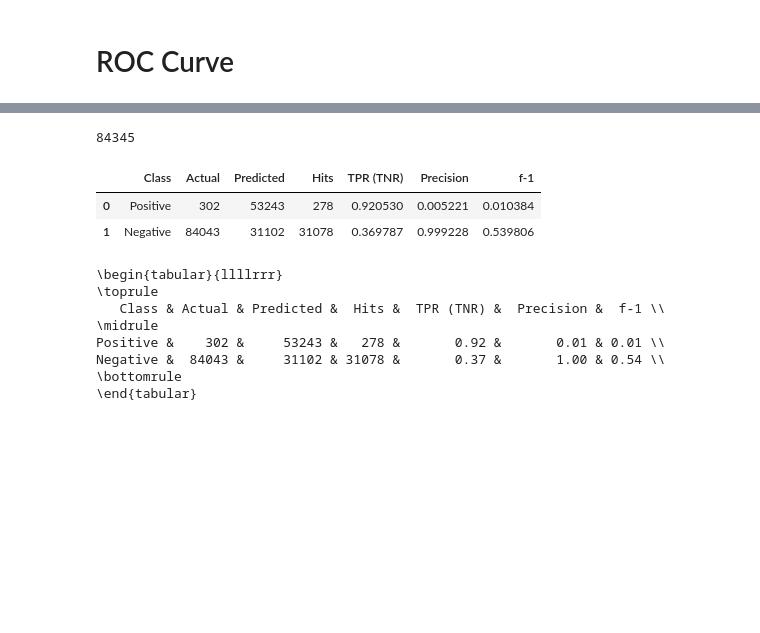
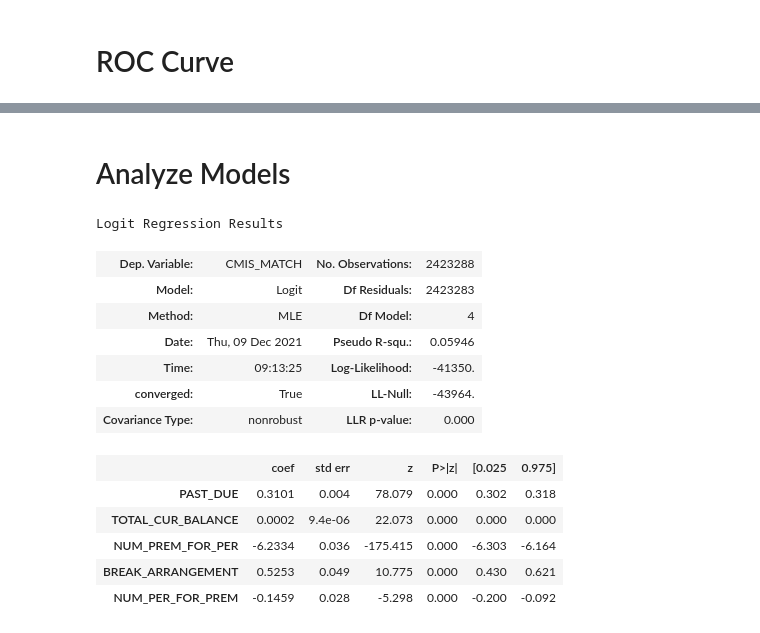
Before and after one commit to middlec000/SPA_predict_homelessness, a Jupyter notebook: Code/4_ROC_Curve.ipynb, the cells around one changed output, grey strips where cells are left out. Cells and saved outputs as stored; diff of their text form; code cells hidden in the pictures; blank space fills up the shorter version.

```diff
--- a/Code/4_ROC_Curve.ipynb
+++ b/Code/4_ROC_Curve.ipynb
@@ -142,55 +108,21 @@ get_points([.63], fpr=fpr, tpr=tpr)
-# %%
-len(log_predictions)
-# %% [output]
-84345
-# %%
-num_pos = log_predictions['CMIS_MATCH'].sum()
-num_neg = len(log_predictions) - num_pos
-
-def rates_to_predicted_hits(tpr, fpr, p, n):
-    total = p + n
-    tp = int(round(tpr * p, 0))
-    fp = int(round(fpr * n, 0))
-    p_predicted = tp + fp
-
-    n_predicted = total - tp - fp
-    fn = p - tp
-    tn = n_predicted - fn
-    tnr = tn / n
-
-    p_precision = tp / (tp + fp)
-    n_precision = tn / (tn + fn)
-
-    p_f1 = 2 * p_precision * tpr / (p_precision + tpr)
-    n_f1 = 2 * n_precision * tnr / (n_precision + tnr)
-
-    columns = ['Class', 'Actual', 'Predicted', 'Hits', 'TPR (TNR)', 'Precision', 'f-1']
-    output = pd.DataFrame(columns=columns)
-
-    output = output.append(
-        pd.Series(data=dict(zip(columns, ['Positive', p, p_predicted, tp, tpr, p_precision, p_f1]))),
-        ignore_index=True
-    )
-    output = output.append(
-        pd.Series(data=dict(zip(columns, ['Negative', n, n_predicted, tn, tnr, n_precision, n_f1]))),
-        ignore_index=True
-    )
-    return output
-
-table = rates_to_predicted_hits(tpr=0.92053, fpr=0.630213, p=num_pos, n=num_neg)
-table
-# %% [output]
-|  | Class | Actual | Predicted | Hits | TPR (TNR) | Precision | f-1 |
-| 0 | Positive | 302 | 53243 | 278 | 0.920530 | 0.005221 | 0.010384 |
-| 1 | Negative | 84043 | 31102 | 31078 | 0.369787 | 0.999228 | 0.539806 |
-# %%
-print(table.to_latex(index=False, float_format="%.2f"))
-# %% [output]
-\begin{tabular}{llllrrr}
-\toprule
-   Class & Actual & Predicted &  Hits &  TPR (TNR) &  Precision &  f-1 \\
-\midrule
-Positive &    302 &     53243 &   278 &       0.92 &       0.01 & 0.01 \\
-Negative &  84043 &     31102 & 31078 &       0.37 &       1.00 & 0.54 \\
-\bottomrule
-\end{tabular}
+# %% [markdown]
+# Analyze Models
+# %%
+features_to_drop = ['PER-PREM-MONTH_ID', 'CMIS_MATCH']
+# %%
+models3[0].summary(yname='CMIS_MATCH', xname=[x for x in features3 if x not in features_to_drop])
+# %% [output]
+Logit Regression Results
+| Dep. Variable: | CMIS_MATCH | No. Observations: | 2423288 |
+| Model: | Logit | Df Residuals: | 2423283 |
+| Method: | MLE | Df Model: | 4 |
+| Date: | Thu, 09 Dec 2021 | Pseudo R-squ.: | 0.05946 |
+| Time: | 09:13:25 | Log-Likelihood: | -41350. |
+| converged: | True | LL-Null: | -43964. |
+| Covariance Type: | nonrobust | LLR p-value: | 0.000 |
+|  | coef | std err | z | P>|z| | [0.025 | 0.975] |
+| PAST_DUE | 0.3101 | 0.004 | 78.079 | 0.000 | 0.302 | 0.318 |
+| TOTAL_CUR_BALANCE | 0.0002 | 9.4e-06 | 22.073 | 0.000 | 0.000 | 0.000 |
+| NUM_PREM_FOR_PER | -6.2334 | 0.036 | -175.415 | 0.000 | -6.303 | -6.164 |
+| BREAK_ARRANGEMENT | 0.5253 | 0.049 | 10.775 | 0.000 | 0.430 | 0.621 |
+| NUM_PER_FOR_PREM | -0.1459 | 0.028 | -5.298 | 0.000 | -0.200 | -0.092 |
```
Also changed, not shown: parts of 15 cells of this notebook, 13 other files.
